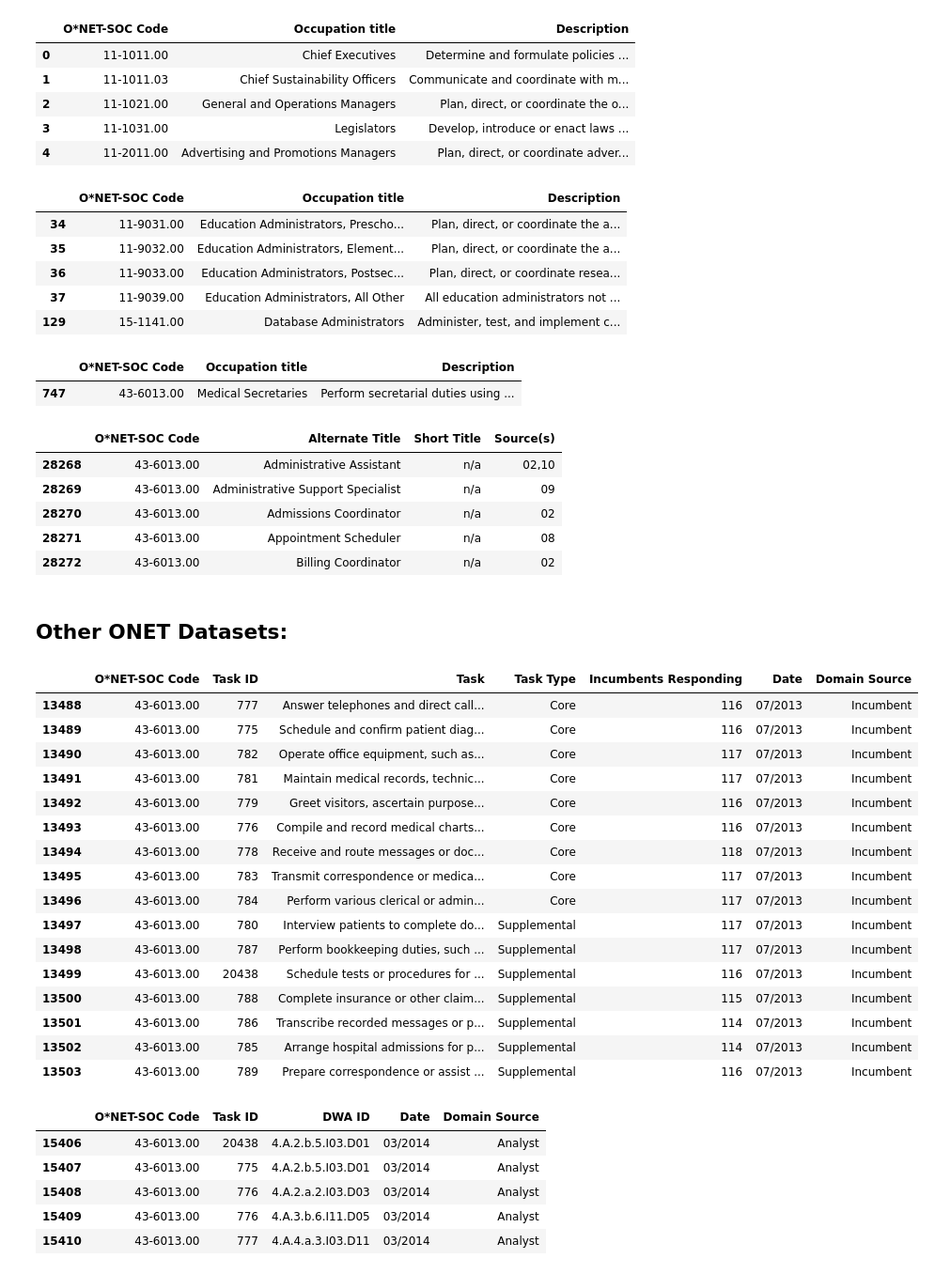
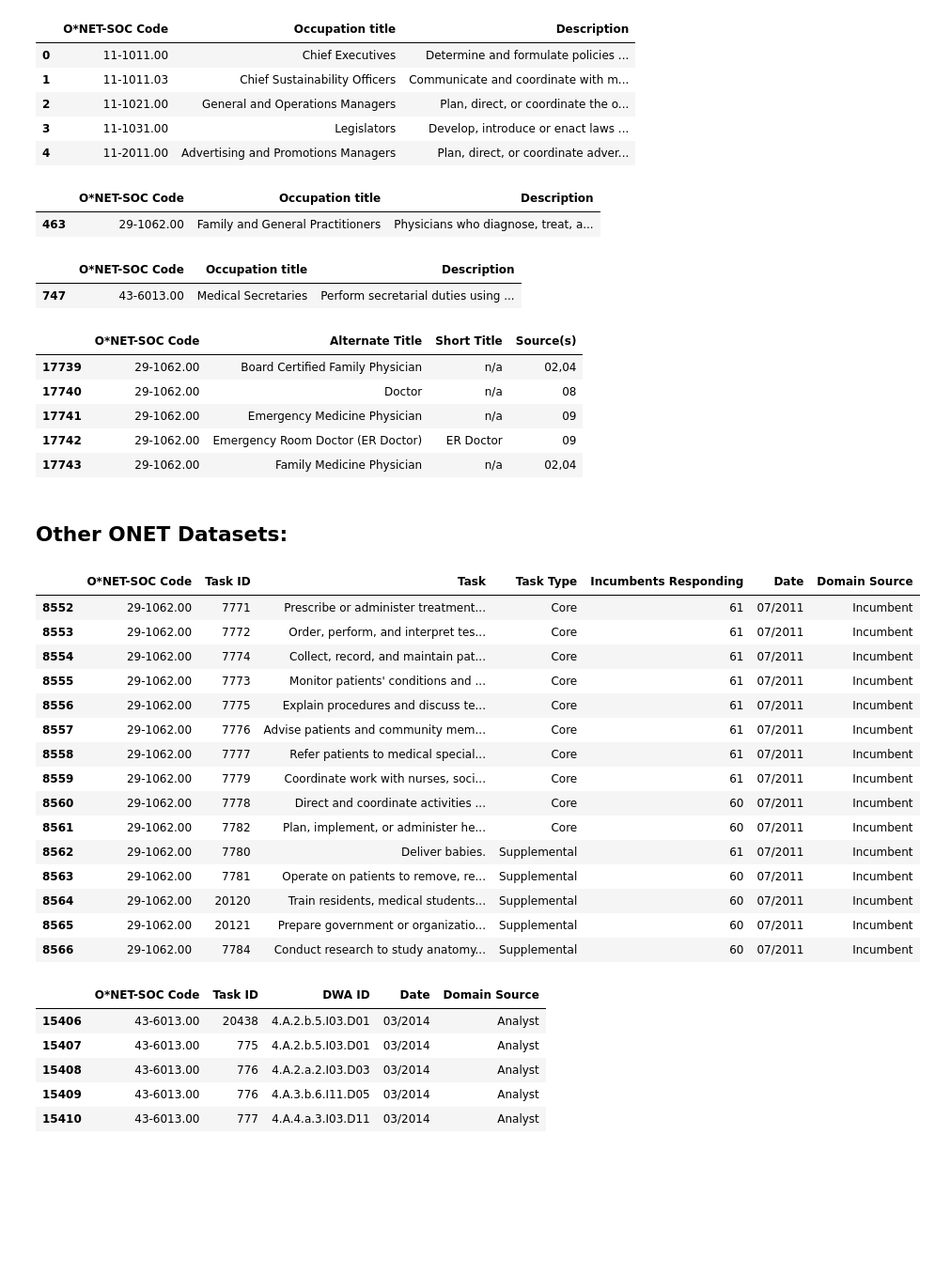
Before and after one commit to PDuckworth/FutureOf, a Jupyter notebook: FutureOfHealthcare/variable_investigation.ipynb, the cells around one changed output. Shown: that part at 94% size. Drawn from its saved outputs; the diff is of its cells as text; code cells hidden in the pictures; blank space fills up the shorter version.

```diff
--- a/FutureOfHealthcare/variable_investigation.ipynb
+++ b/FutureOfHealthcare/variable_investigation.ipynb
@@ -46,15 +46,11 @@ occupations.head()
 | 3 | 11-1031.00 | Legislators | Develop, introduce or enact laws ... |
 | 4 | 11-2011.00 | Advertising and Promotions Managers | Plan, direct, or coordinate adver... |
 # %%
-admin = occupations[occupations['Occupation title'].str.contains("Administrator", na=False)]
-admin.head()
+admin = occupations[occupations['Occupation title'].str.contains("General Practitioner", na=False)]
+admin
 # %% [output]
 |  | O*NET-SOC Code | Occupation title | Description |
-| 34 | 11-9031.00 | Education Administrators, Prescho... | Plan, direct, or coordinate the a... |
-| 35 | 11-9032.00 | Education Administrators, Element... | Plan, direct, or coordinate the a... |
-| 36 | 11-9033.00 | Education Administrators, Postsec... | Plan, direct, or coordinate resea... |
-| 37 | 11-9039.00 | Education Administrators, All Other | All education administrators not ... |
-| 129 | 15-1141.00 | Database Administrators | Administer, test, and implement c... |
+| 463 | 29-1062.00 | Family and General Practitioners | Physicians who diagnose, treat, a... |
 # %%
 scretaries = occupations[occupations['Occupation title'].str.contains("Medical Secretaries", na=False)]
 # scretaries['O*NET-SOC Code']
@@ -68,15 +64,15 @@ scretaries.head()
 # %%
 # Alternate occupation titles per SOC:
 alt_titles = pd.read_table(os.path.join(datasets, 'databases/db2016/Alternate Titles.txt'), sep='\t')
-alt = alt_titles[ alt_titles["O*NET-SOC Code"] == '43-6013.00']
+alt = alt_titles[ alt_titles["O*NET-SOC Code"] == '29-1062.00']
 alt.head()
 # %% [output]
 |  | O*NET-SOC Code | Alternate Title | Short Title | Source(s) |
-| 28268 | 43-6013.00 | Administrative Assistant | n/a | 02,10 |
-| 28269 | 43-6013.00 | Administrative Support Specialist | n/a | 09 |
-| 28270 | 43-6013.00 | Admissions Coordinator | n/a | 02 |
-| 28271 | 43-6013.00 | Appointment Scheduler | n/a | 08 |
-| 28272 | 43-6013.00 | Billing Coordinator | n/a | 02 |
+| 17739 | 29-1062.00 | Board Certified Family Physician | n/a | 02,04 |
+| 17740 | 29-1062.00 | Doctor | n/a | 08 |
+| 17741 | 29-1062.00 | Emergency Medicine Physician | n/a | 09 |
+| 17742 | 29-1062.00 | Emergency Room Doctor (ER Doctor) | ER Doctor | 09 |
+| 17743 | 29-1062.00 | Family Medicine Physician | n/a | 02,04 |
 # %%
 # # reported occupation titles
 sample_titles = pd.read_table(os.path.join(datasets, 'databases/db2016/Sample of Reported Titles.txt'), sep='\t')
@@ -93,25 +89,24 @@ Other ONET Datasets:
 # %%
 #Tasks per SOC:
 tasks = pd.read_table(os.path.join(datasets, 'databases/db2016/Task Statements.txt'), sep='\t')
-tasks[ tasks['O*NET-SOC Code'] == '43-6013.00']  # # Medical Secretaries
+tasks[ tasks['O*NET-SOC Code'] == '29-1062.00']  # # Medical Secretaries
 # %% [output]
 |  | O*NET-SOC Code | Task ID | Task | Task Type | Incumbents Responding | Date | Domain Source |
-| 13488 | 43-6013.00 | 777 | Answer telephones and direct call... | Core | 116 | 07/2013 | Incumbent |
-| 13489 | 43-6013.00 | 775 | Schedule and confirm patient diag... | Core | 116 | 07/2013 | Incumbent |
-| 13490 | 43-6013.00 | 782 | Operate office equipment, such as... | Core | 117 | 07/2013 | Incumbent |
-| 13491 | 43-6013.00 | 781 | Maintain medical records, technic... | Core | 117 | 07/2013 | Incumbent |
-| 13492 | 43-6013.00 | 779 | Greet visitors, ascertain purpose... | Core | 116 | 07/2013 | Incumbent |
-| 13493 | 43-6013.00 | 776 | Compile and record medical charts... | Core | 116 | 07/2013 | Incumbent |
-| 13494 | 43-6013.00 | 778 | Receive and route messages or doc... | Core | 118 | 07/2013 | Incumbent |
-| 13495 | 43-6013.00 | 783 | Transmit correspondence or medica... | Core | 117 | 07/2013 | Incumbent |
-| 13496 | 43-6013.00 | 784 | Perform various clerical or admin... | Core | 117 | 07/2013 | Incumbent |
-| 13497 | 43-6013.00 | 780 | Interview patients to complete do... | Supplemental | 117 | 07/2013 | Incumbent |
-| 13498 | 43-6013.00 | 787 | Perform bookkeeping duties, such ... | Supplemental | 117 | 07/2013 | Incumbent |
-| 13499 | 43-6013.00 | 20438 | Schedule tests or procedures for ... | Supplemental | 116 | 07/2013 | Incumbent |
-| 13500 | 43-6013.00 | 788 | Complete insurance or other claim... | Supplemental | 115 | 07/2013 | Incumbent |
-| 13501 | 43-6013.00 | 786 | Transcribe recorded messages or p... | Supplemental | 114 | 07/2013 | Incumbent |
-| 13502 | 43-6013.00 | 785 | Arrange hospital admissions for p... | Supplemental | 114 | 07/2013 | Incumbent |
-| 13503 | 43-6013.00 | 789 | Prepare correspondence or assist ... | Supplemental | 116 | 07/2013 | Incumbent |
+| 8552 | 29-1062.00 | 7771 | Prescribe or administer treatment... | Core | 61 | 07/2011 | Incumbent |
+| 8553 | 29-1062.00 | 7772 | Order, perform, and interpret tes... | Core | 61 | 07/2011 | Incumbent |
+| 8554 | 29-1062.00 | 7774 | Collect, record, and maintain pat... | Core | 61 | 07/2011 | Incumbent |
+| 8555 | 29-1062.00 | 7773 | Monitor patients' conditions and ... | Core | 61 | 07/2011 | Incumbent |
+| 8556 | 29-1062.00 | 7775 | Explain procedures and discuss te... | Core | 61 | 07/2011 | Incumbent |
+| 8557 | 29-1062.00 | 7776 | Advise patients and community mem... | Core | 61 | 07/2011 | Incumbent |
+| 8558 | 29-1062.00 | 7777 | Refer patients to medical special... | Core | 61 | 07/2011 | Incumbent |
+| 8559 | 29-1062.00 | 7779 | Coordinate work with nurses, soci... | Core | 61 | 07/2011 | Incumbent |
+| 8560 | 29-1062.00 | 7778 | Direct and coordinate activities ... | Core | 60 | 07/2011 | Incumbent |
+| 8561 | 29-1062.00 | 7782 | Plan, implement, or administer he... | Core | 60 | 07/2011 | Incumbent |
+| 8562 | 29-1062.00 | 7780 | Deliver babies. | Supplemental | 61 | 07/2011 | Incumbent |
+| 8563 | 29-1062.00 | 7781 | Operate on patients to remove, re... | Supplemental | 60 | 07/2011 | Incumbent |
+| 8564 | 29-1062.00 | 20120 | Train residents, medical students... | Supplemental | 60 | 07/2011 | Incumbent |
+| 8565 | 29-1062.00 | 20121 | Prepare government or organizatio... | Supplemental | 60 | 07/2011 | Incumbent |
+| 8566 | 29-1062.00 | 7784 | Conduct research to study anatomy... | Supplemental | 60 | 07/2011 | Incumbent |
 # %%
 #Task DWAs (detailed work activitiy code):
 taskDWA = pd.read_table(os.path.join(datasets, 'databases/db2016/Tasks to DWAs.txt'), sep='\t')
```
Also changed, not shown: parts of 2 cells of this notebook, 1 other file.
